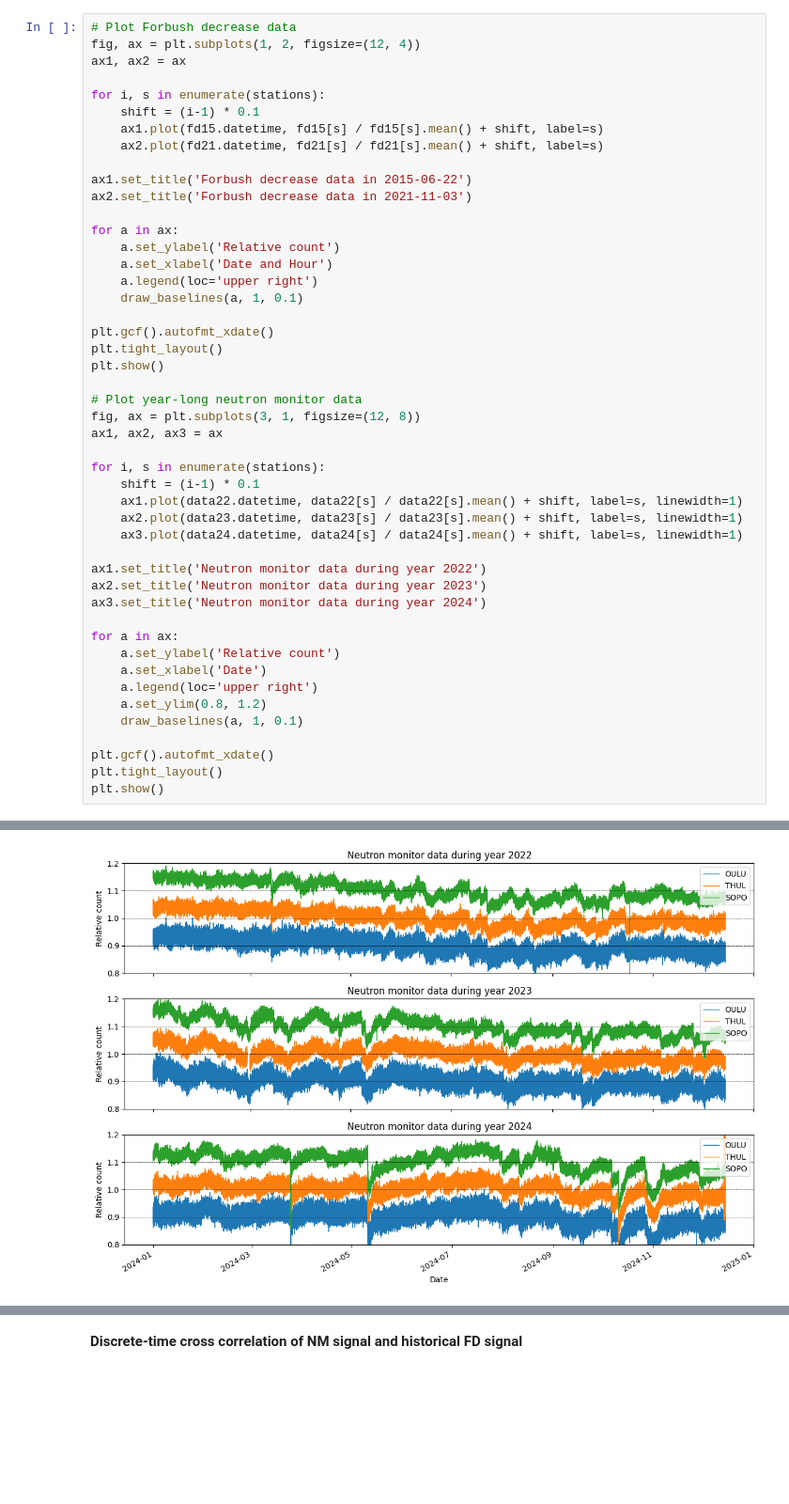
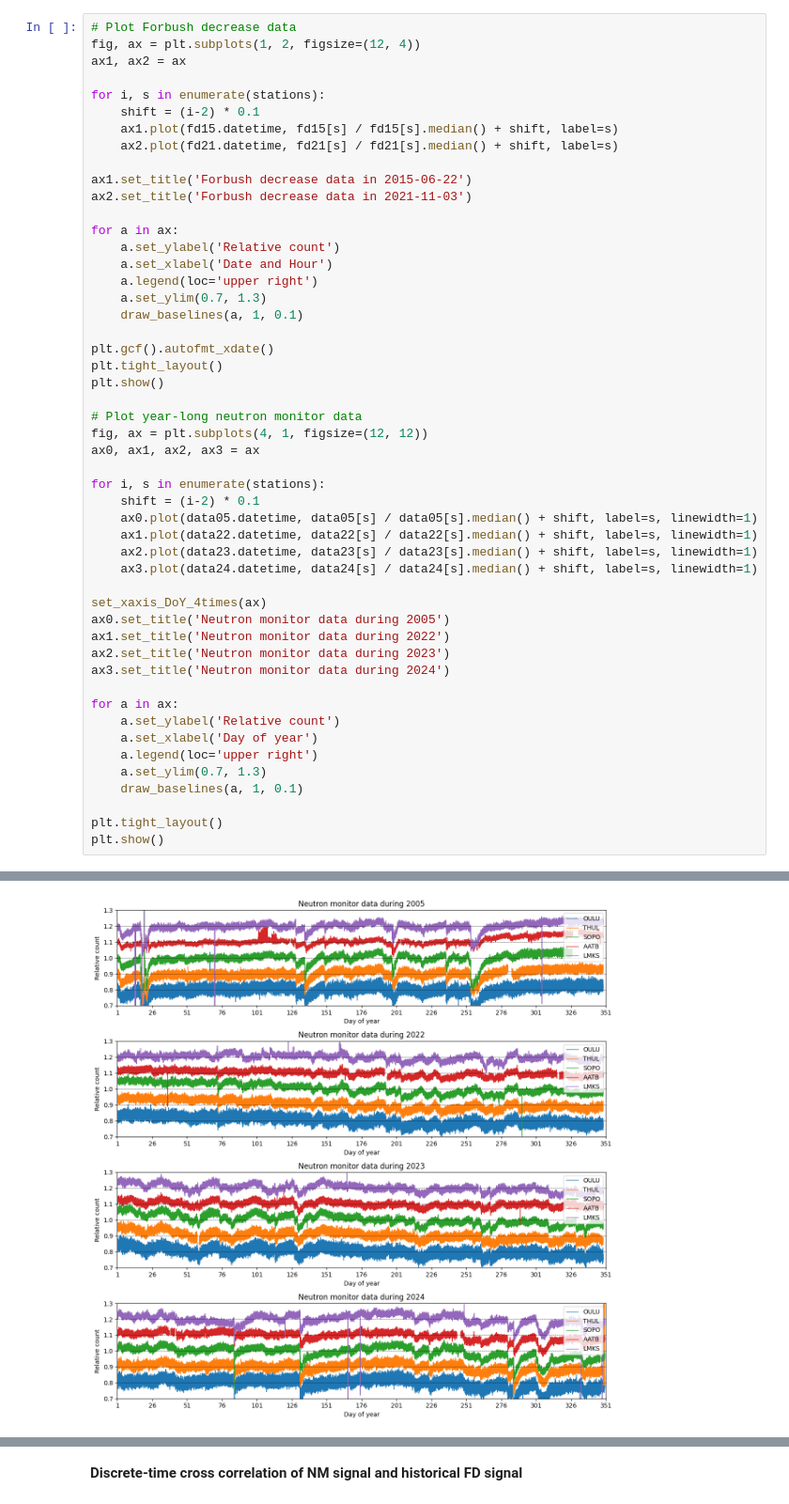
Before and after one commit to chatdanai-s/nmdb-FD-CCF, a Jupyter notebook: 6505066_SIP_PROJECT.ipynb, the cells around one changed output, grey strips where cells are left out. Shown at 94% size. Saved outputs shown, nothing was run; the diff lists cells and outputs as text; blank space fills up the shorter version.

Commit message:
New data (3/3) + Updated IPYNB

```diff
--- a/6505066_SIP_PROJECT.ipynb
+++ b/6505066_SIP_PROJECT.ipynb
@@ -63,9 +116,9 @@ fig, ax = plt.subplots(1, 2, figsize=(12, 4))
 ax1, ax2 = ax
 
 for i, s in enumerate(stations):
-    shift = (i-1) * 0.1
-    ax1.plot(fd15.datetime, fd15[s] / fd15[s].mean() + shift, label=s)
-    ax2.plot(fd21.datetime, fd21[s] / fd21[s].mean() + shift, label=s)
+    shift = (i-2) * 0.1
+    ax1.plot(fd15.datetime, fd15[s] / fd15[s].median() + shift, label=s)
+    ax2.plot(fd21.datetime, fd21[s] / fd21[s].median() + shift, label=s)
 
 ax1.set_title('Forbush decrease data in 2015-06-22')
 ax2.set_title('Forbush decrease data in 2021-11-03')
@@ -74,6 +127,7 @@ for a in ax:
     a.set_ylabel('Relative count')
     a.set_xlabel('Date and Hour')
     a.legend(loc='upper right')
+    a.set_ylim(0.7, 1.3)
     draw_baselines(a, 1, 0.1)
 
 plt.gcf().autofmt_xdate()
@@ -81,27 +135,29 @@ plt.tight_layout()
 plt.show()
 
 # Plot year-long neutron monitor data
-fig, ax = plt.subplots(3, 1, figsize=(12, 8))
-ax1, ax2, ax3 = ax
+fig, ax = plt.subplots(4, 1, figsize=(12, 12))
+ax0, ax1, ax2, ax3 = ax
 
 for i, s in enumerate(stations):
-    shift = (i-1) * 0.1
-    ax1.plot(data22.datetime, data22[s] / data22[s].mean() + shift, label=s, linewidth=1)
-    ax2.plot(data23.datetime, data23[s] / data23[s].mean() + shift, label=s, linewidth=1)
-    ax3.plot(data24.datetime, data24[s] / data24[s].mean() + shift, label=s, linewidth=1)
+    shift = (i-2) * 0.1
+    ax0.plot(data05.datetime, data05[s] / data05[s].median() + shift, label=s, linewidth=1)
+    ax1.plot(data22.datetime, data22[s] / data22[s].median() + shift, label=s, linewidth=1)
+    ax2.plot(data23.datetime, data23[s] / data23[s].median() + shift, label=s, linewidth=1)
+    ax3.plot(data24.datetime, data24[s] / data24[s].median() + shift, label=s, linewidth=1)
 
-ax1.set_title('Neutron monitor data during year 2022')
-ax2.set_title('Neutron monitor data during year 2023')
-ax3.set_title('Neutron monitor data during year 2024')
+set_xaxis_DoY_4times(ax)
+ax0.set_title('Neutron monitor data during 2005')
+ax1.set_title('Neutron monitor data during 2022')
+ax2.set_title('Neutron monitor data during 2023')
+ax3.set_title('Neutron monitor data during 2024')
 
 for a in ax:
     a.set_ylabel('Relative count')
-    a.set_xlabel('Date')
+    a.set_xlabel('Day of year')
     a.legend(loc='upper right')
-    a.set_ylim(0.8, 1.2)
+    a.set_ylim(0.7, 1.3)
     draw_baselines(a, 1, 0.1)
 
-plt.gcf().autofmt_xdate()
 plt.tight_layout()
 plt.show()
 # %% [output]
@@ -109,4 +165,4 @@ plt.show()
-[figure, old version]
+[figure, new version]
 # %% [markdown]
 **Signal processing before applying CCF!**
 
```
Also changed, not shown: parts of 12 cells of this notebook, 4 other files.
